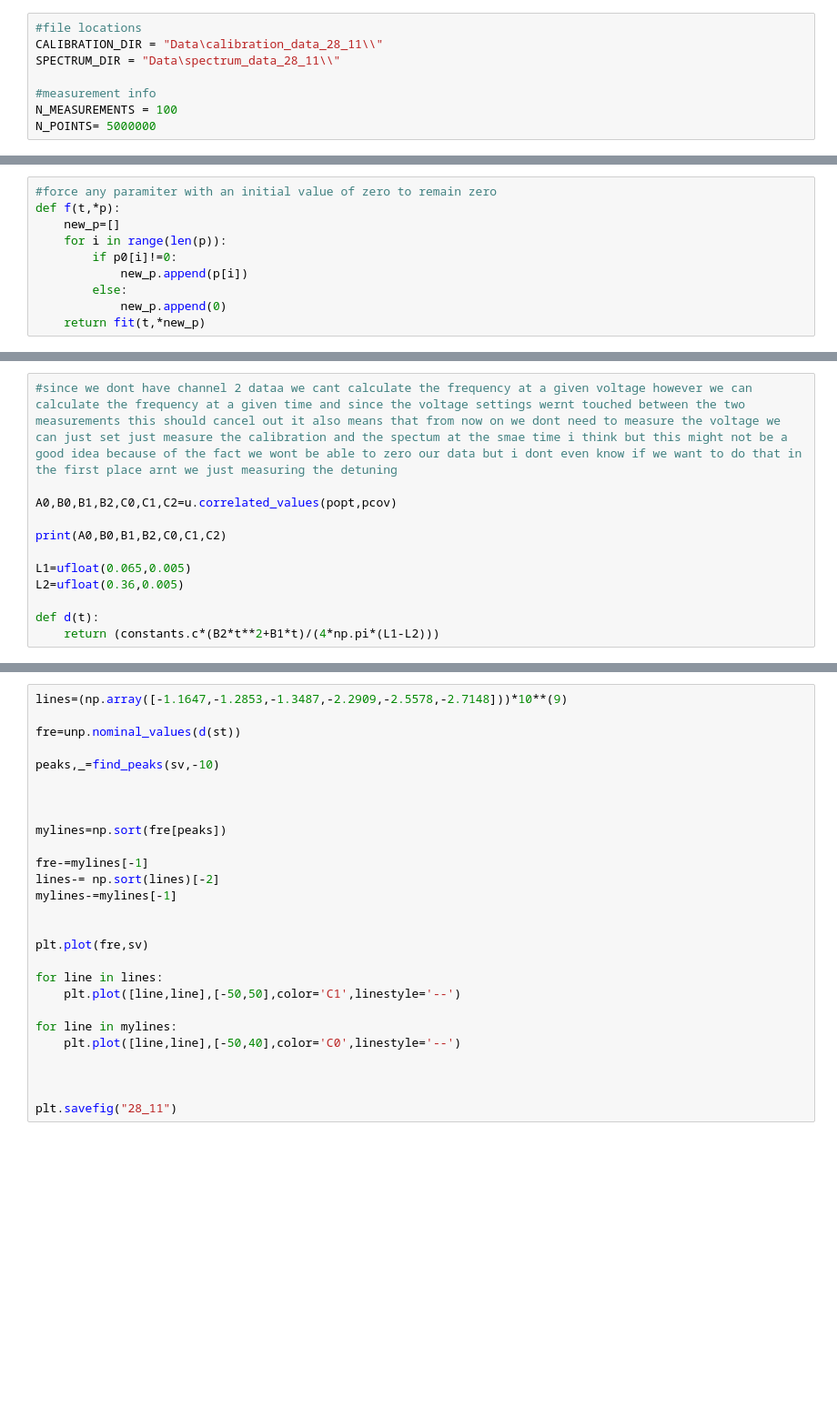
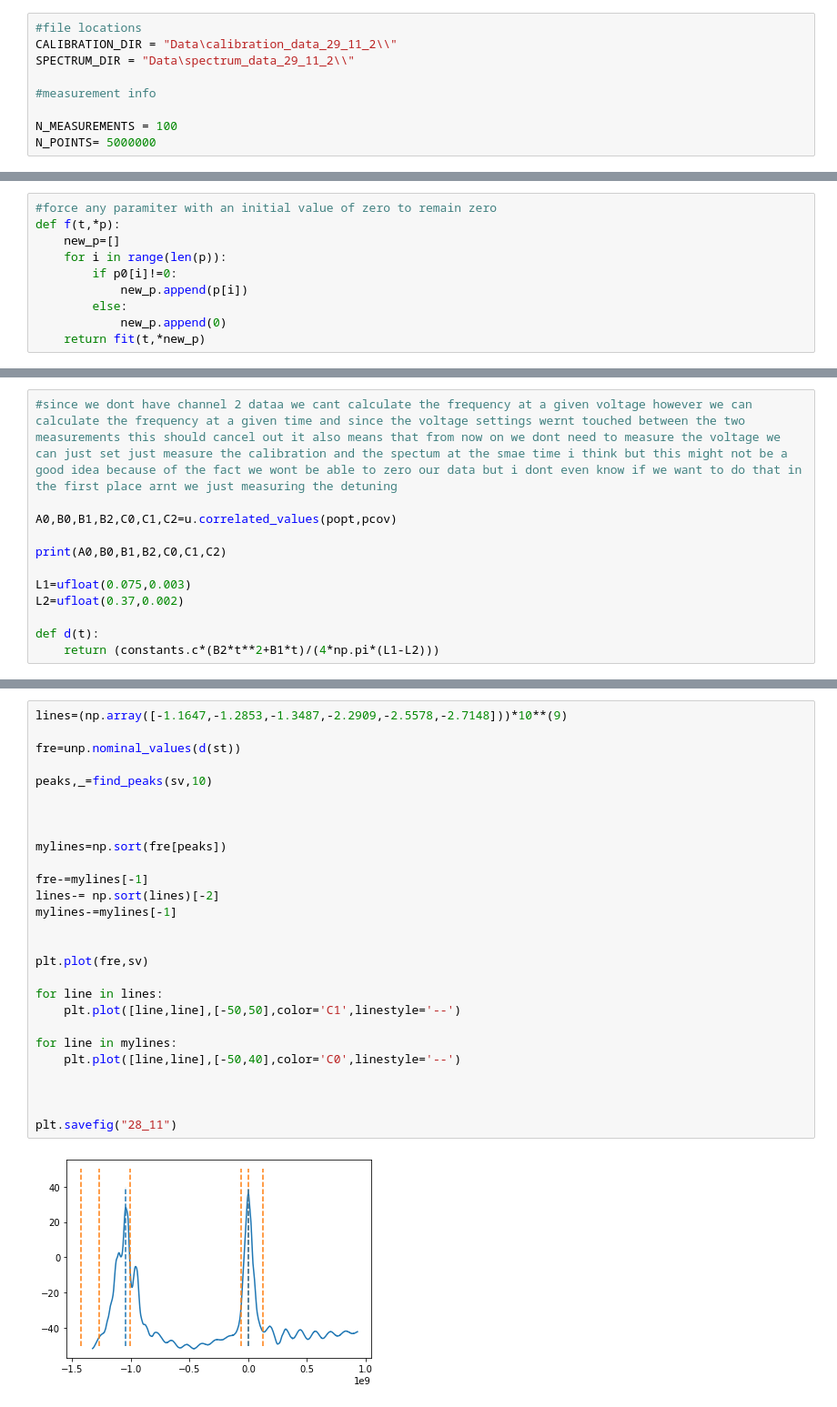
Before and after one commit to LaraTatli18/doppler-free-laser-spectroscopy, a Jupyter notebook: analyse_data.ipynb, the cells around one changed output, grey strips where cells are left out. Shown at 91% size. Saved outputs shown, nothing was run; the diff lists cells and outputs as text; blank space fills up the shorter version.

```diff
--- a/analyse_data.ipynb
+++ b/analyse_data.ipynb
@@ -10,10 +10,11 @@ from uncertainties import ufloat
 from uncertainties.unumpy import uarray
 # %%
 #file locations
-CALIBRATION_DIR = "Data\calibration_data_28_11\\"
-SPECTRUM_DIR = "Data\spectrum_data_28_11\\"
+CALIBRATION_DIR = "Data\calibration_data_29_11_2\\"
+SPECTRUM_DIR = "Data\spectrum_data_29_11_2\\"
 
 #measurement info
+
 N_MEASUREMENTS = 100
 N_POINTS= 5000000
 # %%
@@ -216,8 +236,8 @@ A0,B0,B1,B2,C0,C1,C2=u.correlated_values(popt,pcov)
 
 print(A0,B0,B1,B2,C0,C1,C2)
 
-L1=ufloat(0.065,0.005)
-L2=ufloat(0.36,0.005)
+L1=ufloat(0.075,0.003)
+L2=ufloat(0.37,0.002)
 
 def d(t):
     return (constants.c*(B2*t**2+B1*t)/(4*np.pi*(L1-L2)))
@@ -284,27 +316,29 @@ plt.show()
 # %%
 lines=(np.array([-1.1647,-1.2853,-1.3487,-2.2909,-2.5578,-2.7148]))*10**(9)
 
 fre=unp.nominal_values(d(st))
 
-peaks,_=find_peaks(sv,-10)
+peaks,_=find_peaks(sv,10)
 
 
 
 mylines=np.sort(fre[peaks])
 
 fre-=mylines[-1]
 lines-= np.sort(lines)[-2]
 mylines-=mylines[-1]
 
 
 plt.plot(fre,sv)
 
 for line in lines:
     plt.plot([line,line],[-50,50],color='C1',linestyle='--')
 
 for line in mylines:
     plt.plot([line,line],[-50,40],color='C0',linestyle='--')
 
 
 
 plt.savefig("28_11")
+# %% [output]
+[figure, added]
```
Also changed, not shown: parts of 17 cells of this notebook, 1 other file.
